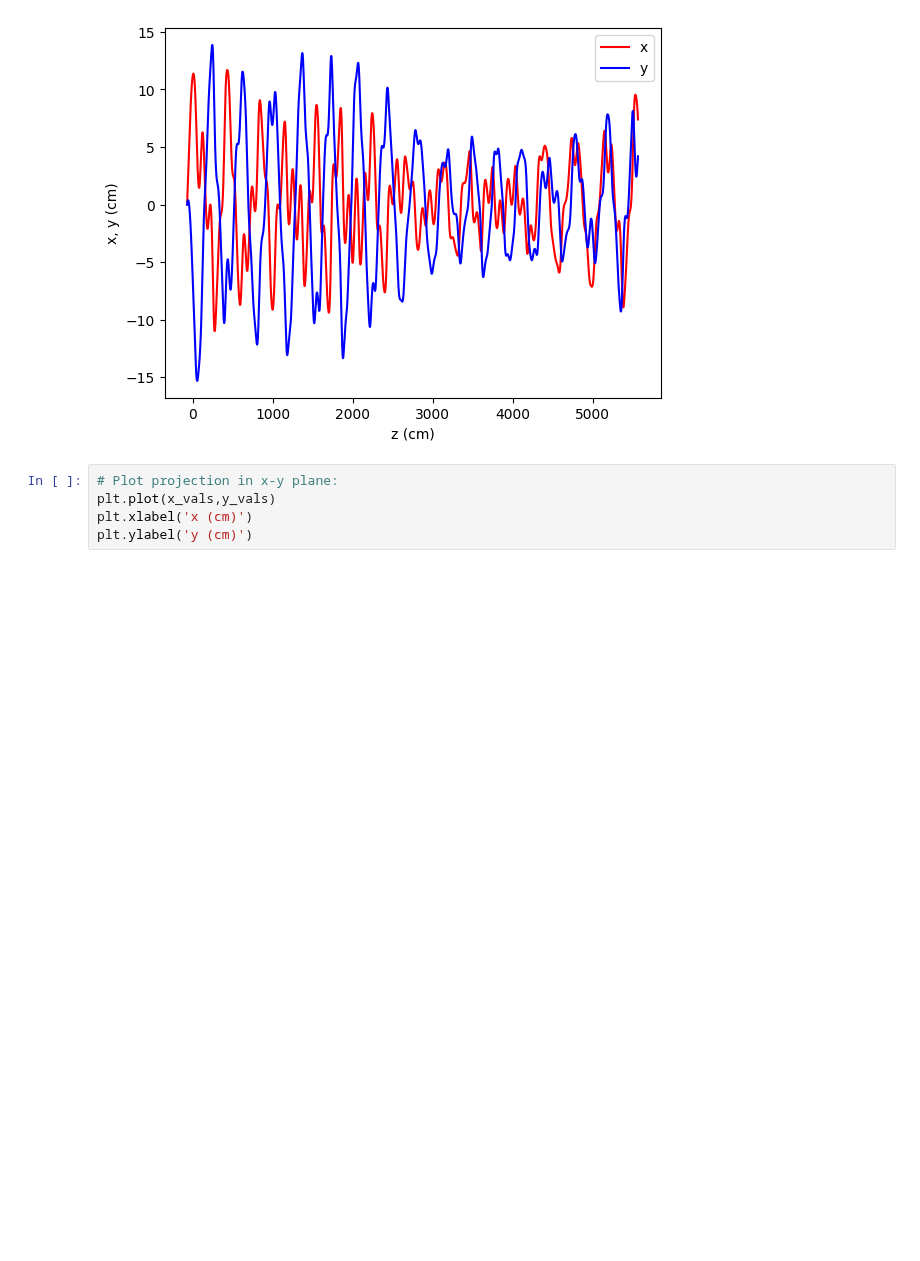
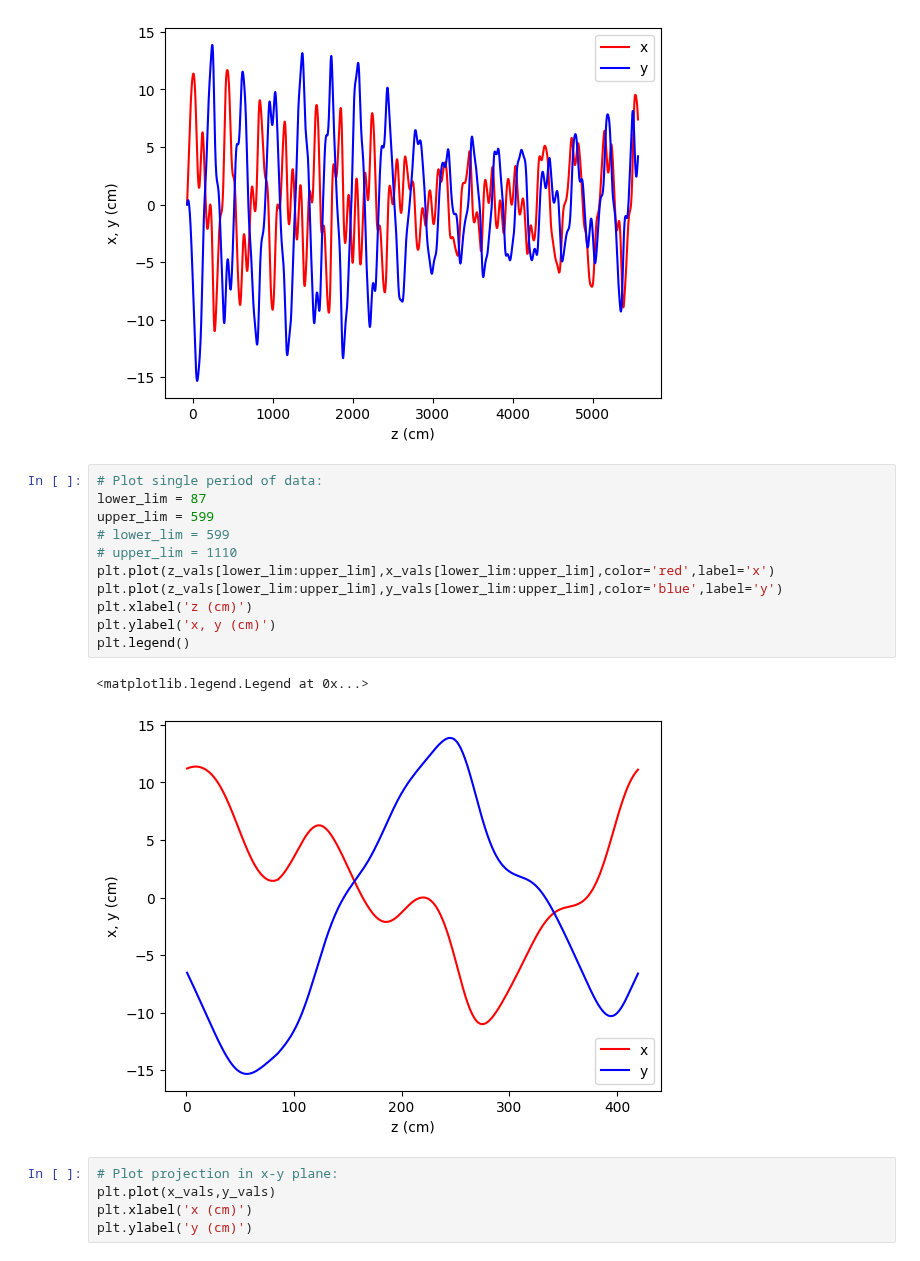
Before and after one commit to criggall/muon-cooling, a Jupyter notebook: trace-sim/plot-trace.ipynb, the cells around one changed output. Drawn from its saved outputs; the diff is of its cells as text; blank space fills up the shorter version.

```diff
--- a/trace-sim/plot-trace.ipynb
+++ b/trace-sim/plot-trace.ipynb
@@ -50,6 +68,20 @@ plt.legend()
 # %% [output]
 <matplotlib.legend.Legend at 0x...>
 [figure]
+# %%
+# Plot single period of data:
+lower_lim = 87
+upper_lim = 599
+# lower_lim = 599
+# upper_lim = 1110
+plt.plot(z_vals[lower_lim:upper_lim],x_vals[lower_lim:upper_lim],color='red',label='x')
+plt.plot(z_vals[lower_lim:upper_lim],y_vals[lower_lim:upper_lim],color='blue',label='y')
+plt.xlabel('z (cm)')
+plt.ylabel('x, y (cm)')
+plt.legend()
+# %% [output]
+<matplotlib.legend.Legend at 0x...>
+[figure, added]
 # %%
 # Plot projection in x-y plane:
 plt.plot(x_vals,y_vals)
```
Also changed, not shown: parts of 5 cells of this notebook, 50 other files.
